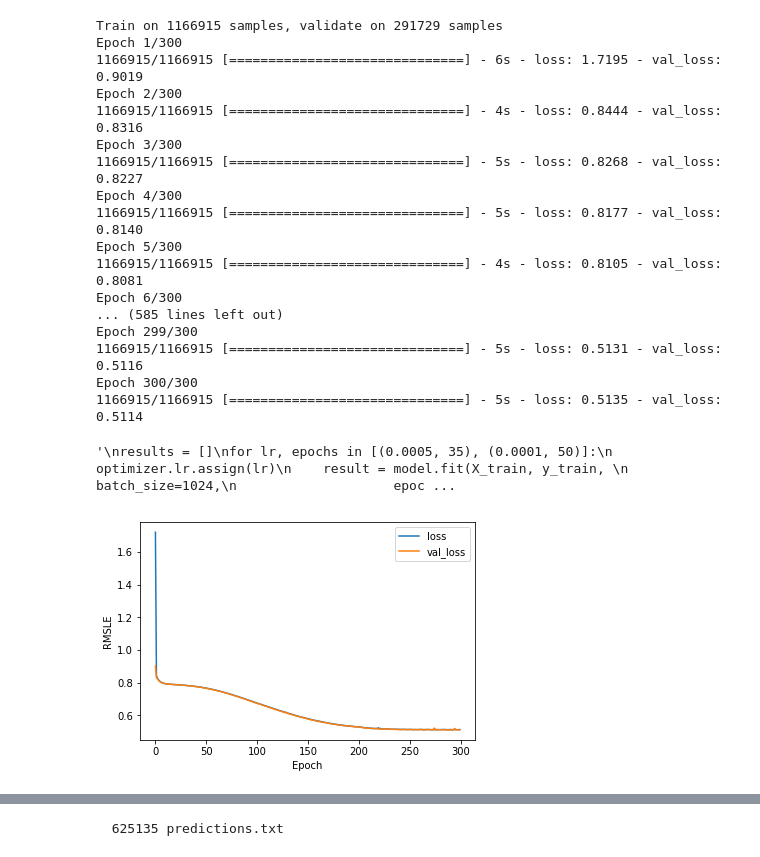
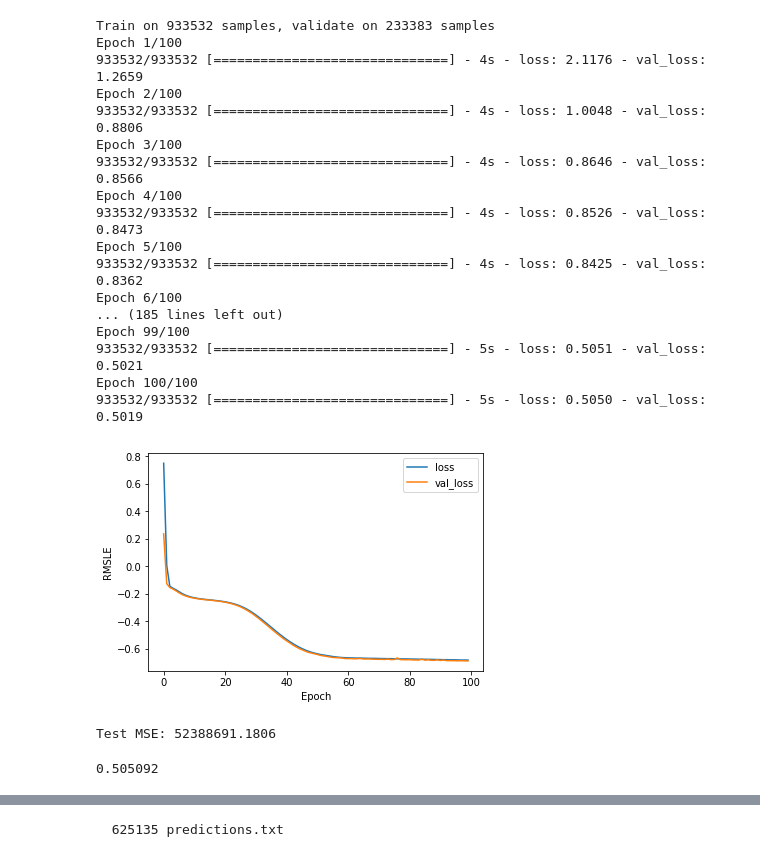
Before and after one commit to suryasumukh/nyc-taxi-trip-duration, a Jupyter notebook: notebooks/Simple-MLP.ipynb, the cells around one changed output, grey strips where cells are left out. Cells and saved outputs as stored; diff of their text form; code cells hidden in the pictures.

Commit message:
feat: Added bearing. Updated notebooks.
Added bearing and modified distance calculation. dropped quarter and
straight line distance for training MLP. Current avg error 0.516

```diff
--- a/notebooks/Simple-MLP.ipynb
+++ b/notebooks/Simple-MLP.ipynb
@@ -53 +53,3 @@ print X_test.shape
+# %%
+X_train, X_test, y_train, y_test = train_test_split(X, y, test_size=0.2)
 # %%
@@ -62,12 +66,13 @@ def root_mean_squared_logarithmic_error(y_true, y_pred):
 
 rmsle = root_mean_squared_logarithmic_error
 # %%
-learning_rate = 0.0005
+learning_rate = 0.0001
 # %%
 _input = Input(shape=(19,))
-layer1 = Dense(50, activation='relu')(_input)
-# layer2 = Dense(5, activation='relu')(layer1)
-_output = Dense(1, activation='linear')(layer1)
+#_norm = BatchNormalization()(_input)
+layer1 = Dense(100, activation='linear')(_input)
+layer2 = Dense(20, activation='relu')(layer1)
+_output = Dense(1, activation='relu')(layer2)
 
 model = Model(inputs=[_input], outputs=[_output])
 optimizer = Adam(learning_rate)
@@ -75,39 +80,51 @@ model.compile(optimizer=optimizer,
              loss=rmsle)
 # %%
 from keras.callbacks import ModelCheckpoint
+from keras.callbacks import ReduceLROnPlateau, LearningRateScheduler
 
 checkpoint = ModelCheckpoint('weights.h5', save_best_only=True,
                              monitor='val_loss', verbose=0)
+reduce_lr = ReduceLROnPlateau(monitor='loss', factor=0.2,
+              patience=10, verbose=1)
+
+def scheduler(epoch):
+    if epoch < 40:
+        return learning_rate
+    if epoch > 40 and epoch < 80:
+        return learning_rate * 0.1
+    else:
+        return learning_rate * 0.05
+
+lr_scheduler = LearningRateScheduler(scheduler)
 results = model.fit(X_train, y_train,
                     batch_size=1024,
-                    epochs=300, callbacks=[checkpoint],
+                    epochs=100, callbacks=[checkpoint],
                     validation_split=0.2)
 # %% [output]
-Train on 1166915 samples, validate on 291729 samples
-Epoch 1/300
-1166915/1166915 [==============================] - 6s - loss: 1.7195 - val_loss: 0.9019
-Epoch 2/300
-1166915/1166915 [==============================] - 4s - loss: 0.8444 - val_loss: 0.8316
-Epoch 3/300
-1166915/1166915 [==============================] - 5s - loss: 0.8268 - val_loss: 0.8227
-Epoch 4/300
-1166915/1166915 [==============================] - 5s - loss: 0.8177 - val_loss: 0.8140
-Epoch 5/300
-1166915/1166915 [==============================] - 4s - loss: 0.8105 - val_loss: 0.8081
-Epoch 6/300
-... (585 lines left out)
-Epoch 299/300
-1166915/1166915 [==============================] - 5s - loss: 0.5131 - val_loss: 0.5116
-Epoch 300/300
-1166915/1166915 [==============================] - 5s - loss: 0.5135 - val_loss: 0.5114
+Train on 933532 samples, validate on 233383 samples
+Epoch 1/100
+933532/933532 [==============================] - 4s - loss: 2.1176 - val_loss: 1.2659
+Epoch 2/100
+933532/933532 [==============================] - 4s - loss: 1.0048 - val_loss: 0.8806
+Epoch 3/100
+933532/933532 [==============================] - 4s - loss: 0.8646 - val_loss: 0.8566
+Epoch 4/100
+933532/933532 [==============================] - 4s - loss: 0.8526 - val_loss: 0.8473
+Epoch 5/100
+933532/933532 [==============================] - 4s - loss: 0.8425 - val_loss: 0.8362
+Epoch 6/100
+... (185 lines left out)
+Epoch 99/100
+933532/933532 [==============================] - 5s - loss: 0.5051 - val_loss: 0.5021
+Epoch 100/100
+933532/933532 [==============================] - 5s - loss: 0.5050 - val_loss: 0.5019
-'\nresults = []\nfor lr, epochs in [(0.0005, 35), (0.0001, 50)]:\n    optimizer.lr.assign(lr)\n    result = model.fit(X_train, y_train, \n                    batch_size=1024,\n                    epoc ...
 # %%
 from matplotlib import pyplot as plt
-plt.plot(results.epoch, results.history['loss'], label='loss')
-plt.plot(results.epoch, results.history['val_loss'], label='val_loss')
+plt.plot(results.epoch, np.log(results.history['loss']), label='loss')
+plt.plot(results.epoch, np.log(results.history['val_loss']), label='val_loss')
 plt.xlabel('Epoch')
 plt.ylabel('RMSLE')
 plt.legend()
 plt.show()
 # %% [output]
-[figure, old version]
+[figure, new version]
@@ -113,0 +133,13 @@ plt.show()
+# %%
+y_test_hat = model.predict(X_test)
+print 'Test MSE: {}'.format(mean_squared_error(y_test, y_test_hat))
+# %% [output]
+Test MSE: 52388691.1806
+# %%
+test_loss = []
+for yt, yth in zip(y_test, y_test_hat):
+    diff = np.log(yt + 1.) - np.log(yth + 1.)
+    test_loss.append(diff ** 2)
+print np.sqrt(np.mean(test_loss))
+# %% [output]
+0.505092
```
Also changed, not shown: parts of 19 cells of this notebook, 2 other files.
